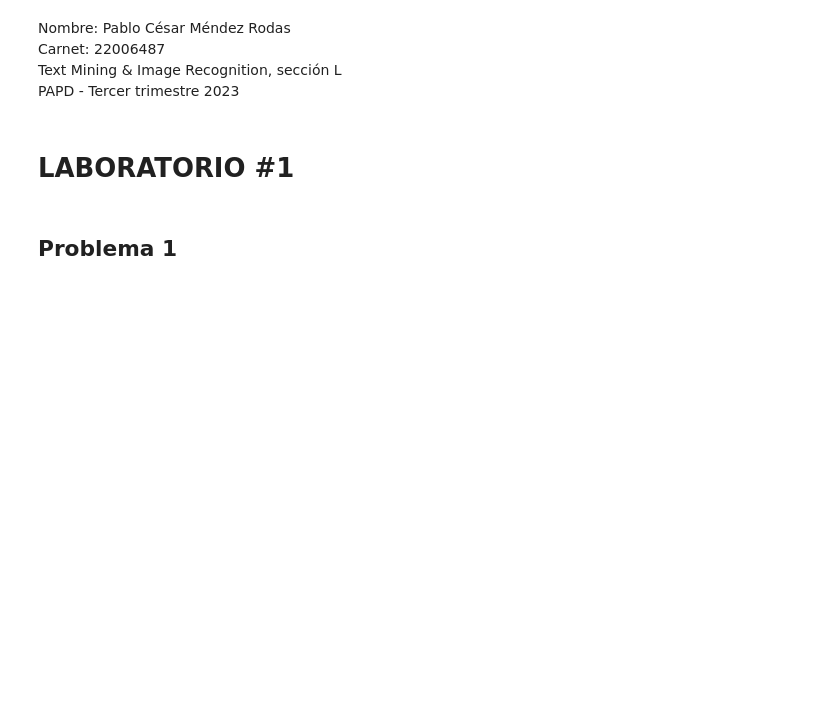
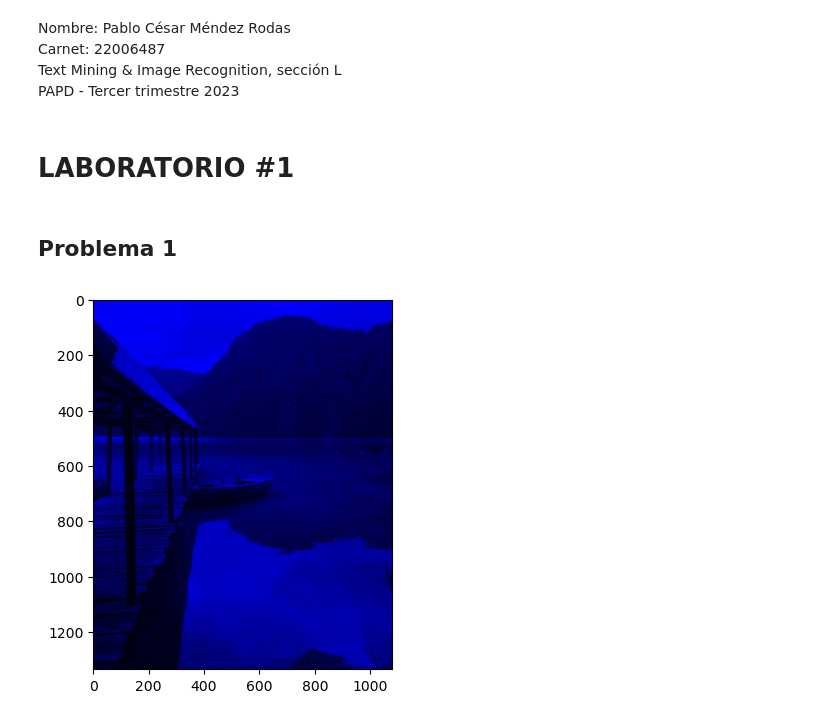
Before and after one commit to pablogalileo/classproject, a Jupyter notebook: Lab1/Lab 1.ipynb, the cells around one changed output. Saved outputs shown, nothing was run; the diff lists cells and outputs as text; code cells hidden in the pictures; blank space fills up the shorter version.

```diff
--- a/Lab1/Lab 1.ipynb
+++ b/Lab1/Lab 1.ipynb
@@ -14,7 +14,7 @@ import matplotlib.pyplot as plt
 # %%
 def imagen_canal(imagen, color):
     if color not in [1,2,3,10,20,30]:
-        raise ValueError("El parámetro 'color' debe ser 1 (azul) o 2 (verde).")
+        raise ValueError("El código de color debe ser 1,2,3,10,20,30")
 
     imagen = cv2.cvtColor(imagen, cv2.COLOR_BGR2RGB)
 
@@ -33,20 +33,29 @@ def imagen_canal(imagen, color):
             blue = pixel [2]
 
             if color == 1:
-                monocromo[i,j] = [0,0,blue]
+                monocromo[i,j] = [blue,0,0]
             elif color == 2:
                 monocromo[i,j] = [0,green,0]
             elif color == 3:
-                monocromo[i,j] = [red,0,0]
+                monocromo[i,j] = [0,0,red]
             elif color == 10:
-                monocromo[i,j] = [red,green,0]
+                monocromo[i,j] = [0,green,red]
             elif color == 20:
-                monocromo[i,j] = [0,green,blue]
+                monocromo[i,j] = [blue,green,0]
             elif color == 30:
-                monocromo[i,j] = [red,0,blue]
+                monocromo[i,j] = [blue,0,red]
     return monocromo
 # %%
 img = cv2.imread("laguna.jpeg")
 cod = int(input('Ingrese el código del color: '))
 
-arreglo_img = imagen_canal(img,cod)
+img_canal = imagen_canal(img,cod)
+
+nombre_img= f"laguna_cod{cod}.jpg"
+cv2.imwrite(nombre_img,img_canal)
+img_canal = cv2.imread(nombre_img)
+img_canal = cv2.cvtColor(img_canal, cv2.COLOR_BGR2RGB)
+plt.imshow(img_canal)
+plt.show()
+# %% [output]
+[figure, added]
```
Also changed, not shown: parts of 7 cells of this notebook, 5 other files.
